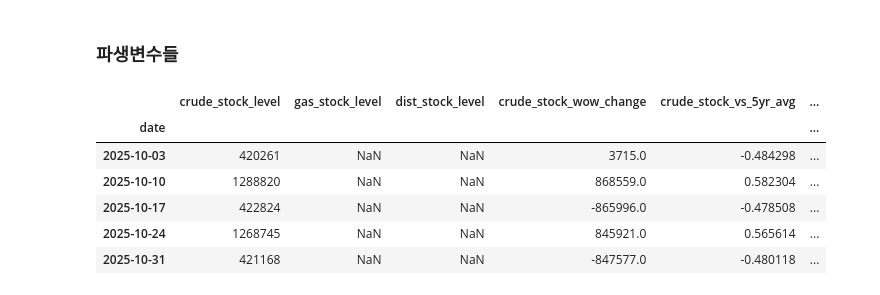
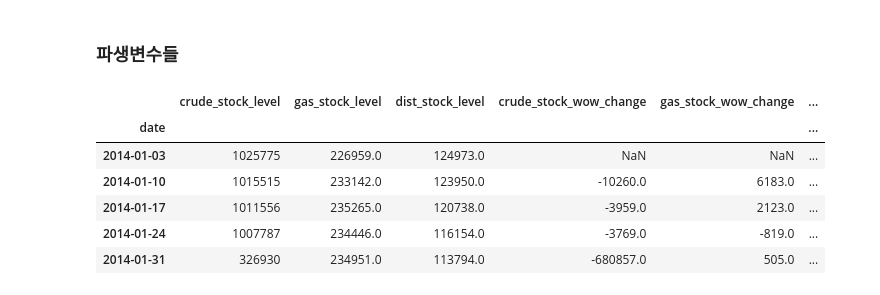
Before and after one commit to Market-Plan-B/Market-Plan-B-AI, a Jupyter notebook: market-tower/데이터.ipynb, the cells around one changed output. Cells and saved outputs as stored; diff of their text form; code cells hidden in the pictures.

```diff
--- a/market-tower/데이터.ipynb
+++ b/market-tower/데이터.ipynb
@@ -242,0 +276,15 @@ date
+# %%
+dist_raw = fetch_raw("EPD0")
+
+print("DIST area:", dist_raw["area-name"].unique())
+print("DIST process:", dist_raw["process-name"].unique())
+
+dist = extract_series(
+    dist_raw,
+    area="U.S.",
+    product_kw="Distillate Fuel Oil",
+    process_kw="Ending Stocks",
+    col_name="dist_stock_level",
+)
+
+print("dist:", dist.shape, dist.index.min(), dist.index.max())
@@ -243,27 +323,33 @@ date
 # %% [markdown]
 ### 파생변수들
 # %%
-# 숫자형으로 변환 (문자 → float)
-for col in ["crude_stock_level", "gas_stock_level", "dist_stock_level"]:
-    stocks[col] = pd.to_numeric(stocks[col], errors="coerce")
+# WoW
+stocks["crude_stock_wow_change"] = stocks["crude_stock_level"].diff()
+stocks["gas_stock_wow_change"] = stocks["gas_stock_level"].diff()
+stocks["dist_stock_wow_change"] = stocks["dist_stock_level"].diff()
 
-# WoW 변화량
-stocks["crude_stock_wow_change"] = stocks["crude_stock_level"].diff()
+# 5년 평균 대비 (%)
+# 주간 데이터이므로 1년 ≈ 52주 → 5년 = 260주
+window_5yr = 52 * 5
 
-# 5년 평균 대비
-rolling_5yr = stocks["crude_stock_level"].rolling(window=5*52, min_periods=1).mean()
-stocks["crude_stock_vs_5yr_avg"] = stocks["crude_stock_level"] / rolling_5yr -1
+stocks["crude_stock_vs_5yr_avg"] = (
+    stocks["crude_stock_level"] / stocks["crude_stock_level"].rolling(window_5yr, min_periods=52).mean() - 1
+)
 
-# 휘발유/증류유도 동일
-stocks["gas_stock_vs_5yr"] = stocks["gas_stock_level"] / stocks["gas_stock_level"].rolling(260, min_periods=52).mean() - 1
-stocks["dist_stock_vs_5yr"] = stocks["dist_stock_level"] / stocks["dist_stock_level"].rolling(260, min_periods=52).mean() - 1
+stocks["gas_stock_vs_5yr_avg"] = (
+    stocks["gas_stock_level"] / stocks["gas_stock_level"].rolling(window_5yr, min_periods=52).mean() - 1
+)
+
+stocks["dist_stock_vs_5yr_avg"] = (
+    stocks["dist_stock_level"] / stocks["dist_stock_level"].rolling(window_5yr, min_periods=52).mean() - 1
+)
+
+stocks.head()
+# %% [output]
+|  | crude_stock_level | gas_stock_level | dist_stock_level | crude_stock_wow_change | gas_stock_wow_change | ... |
+| date |  |  |  |  |  | ... |
+| 2014-01-03 | 1025775 | 226959.0 | 124973.0 | NaN | NaN | ... |
+| 2014-01-10 | 1015515 | 233142.0 | 123950.0 | -10260.0 | 6183.0 | ... |
+| 2014-01-17 | 1011556 | 235265.0 | 120738.0 | -3959.0 | 2123.0 | ... |
+| 2014-01-24 | 1007787 | 234446.0 | 116154.0 | -3769.0 | -819.0 | ... |
+| 2014-01-31 | 326930 | 234951.0 | 113794.0 | -680857.0 | 505.0 | ... |
-# %%
-stocks.tail()
-# %% [output]
-|  | crude_stock_level | gas_stock_level | dist_stock_level | crude_stock_wow_change | crude_stock_vs_5yr_avg | ... |
-| date |  |  |  |  |  | ... |
-| 2025-10-03 | 420261 | NaN | NaN | 3715.0 | -0.484298 | ... |
-| 2025-10-10 | 1288820 | NaN | NaN | 868559.0 | 0.582304 | ... |
-| 2025-10-17 | 422824 | NaN | NaN | -865996.0 | -0.478508 | ... |
-| 2025-10-24 | 1268745 | NaN | NaN | 845921.0 | 0.565614 | ... |
-| 2025-10-31 | 421168 | NaN | NaN | -847577.0 | -0.480118 | ... |
```
Also changed, not shown: parts of 28 cells of this notebook.
